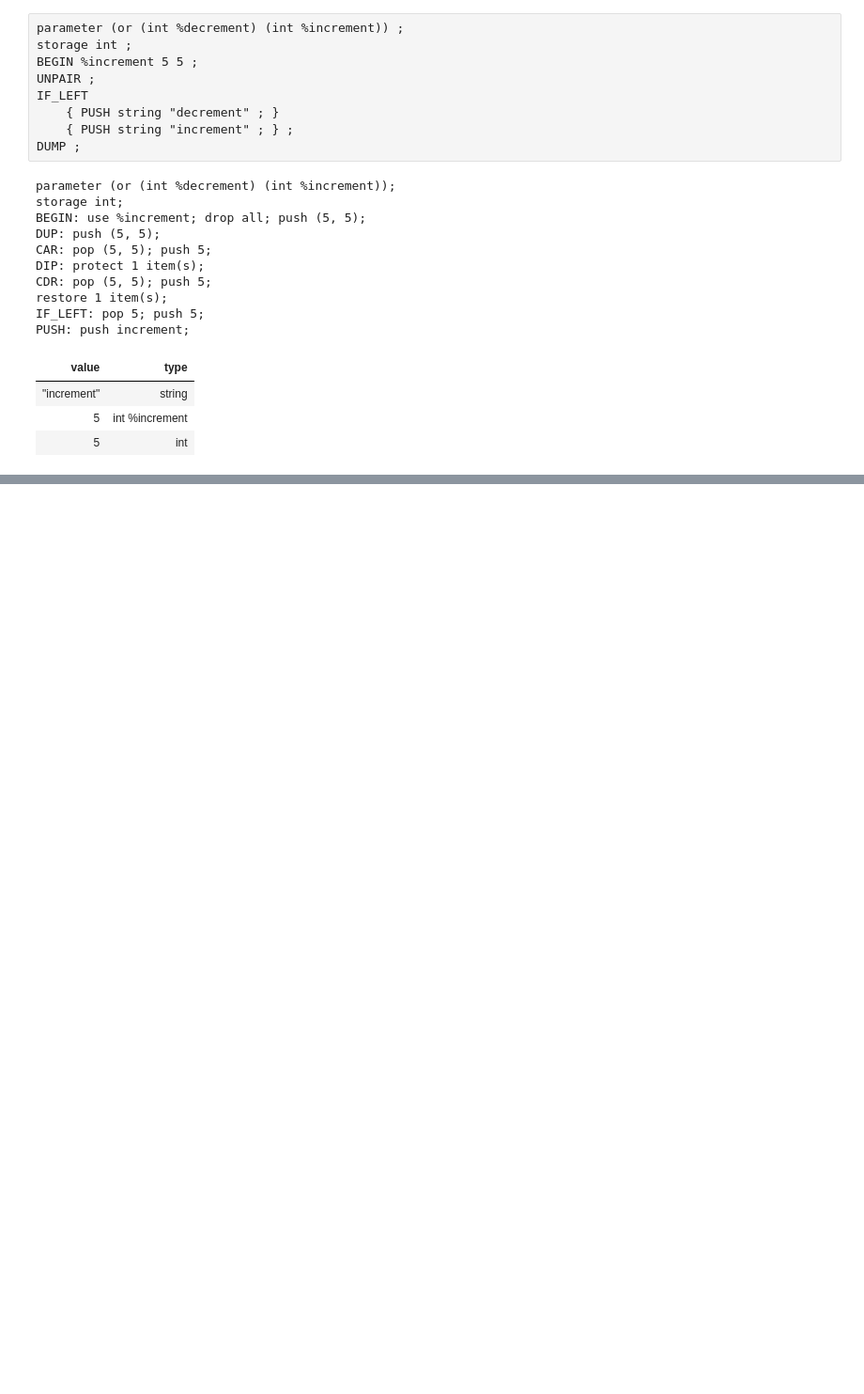
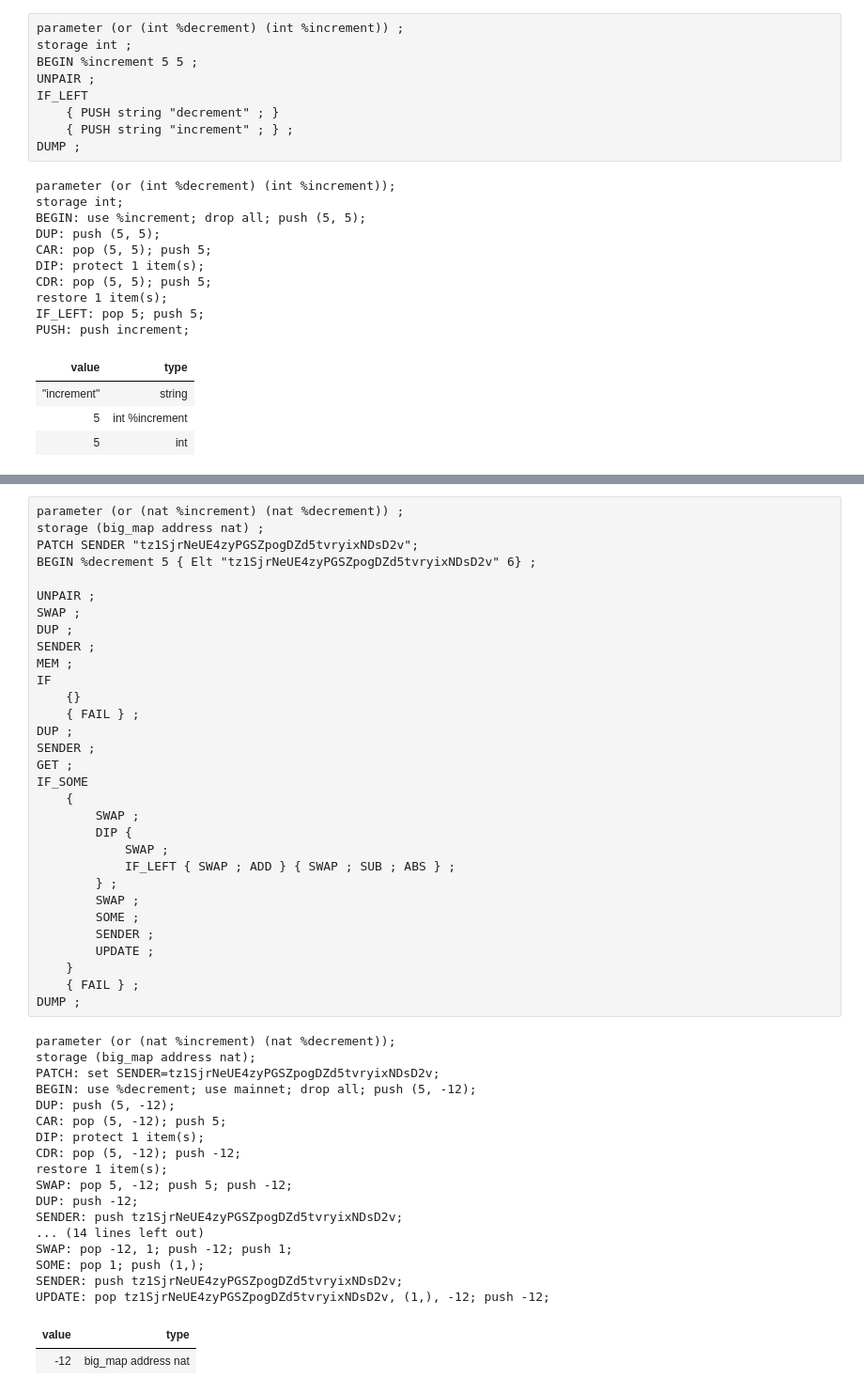
Before and after one commit to baking-bad/michelson-labs, a Jupyter notebook: notebooks/tutorials/Sandbox.ipynb, the cells around one changed output, grey strips where cells are left out. Shown at 94% size. Cells and saved outputs as stored; diff of their text form; blank space fills up the shorter version.

```diff
--- a/notebooks/tutorials/Sandbox.ipynb
+++ b/notebooks/tutorials/Sandbox.ipynb
@@ -929,0 +963,51 @@ PUSH: push increment;
+# %%
+parameter (or (nat %increment) (nat %decrement)) ;
+storage (big_map address nat) ;
+PATCH SENDER "tz1SjrNeUE4zyPGSZpogDZd5tvryixNDsD2v";
+BEGIN %decrement 5 { Elt "tz1SjrNeUE4zyPGSZpogDZd5tvryixNDsD2v" 6} ;
+
+UNPAIR ;
+SWAP ;
+DUP ;
+SENDER ;
+MEM ;
+IF
+    {}
+    { FAIL } ;
+DUP ;
+SENDER ;
+GET ;
+IF_SOME
+    {
+        SWAP ;
+        DIP {
+            SWAP ;
+            IF_LEFT { SWAP ; ADD } { SWAP ; SUB ; ABS } ;
+        } ;
+        SWAP ;
+        SOME ;
+        SENDER ;
+        UPDATE ;
+    }
+    { FAIL } ;
+DUMP ;
+# %% [output]
+parameter (or (nat %increment) (nat %decrement));
+storage (big_map address nat);
+PATCH: set SENDER=tz1SjrNeUE4zyPGSZpogDZd5tvryixNDsD2v;
+BEGIN: use %decrement; use mainnet; drop all; push (5, -12);
+DUP: push (5, -12);
+CAR: pop (5, -12); push 5;
+DIP: protect 1 item(s);
+CDR: pop (5, -12); push -12;
+restore 1 item(s);
+SWAP: pop 5, -12; push 5; push -12;
+DUP: push -12;
+SENDER: push tz1SjrNeUE4zyPGSZpogDZd5tvryixNDsD2v;
+... (14 lines left out)
+SWAP: pop -12, 1; push -12; push 1;
+SOME: pop 1; push (1,);
+SENDER: push tz1SjrNeUE4zyPGSZpogDZd5tvryixNDsD2v;
+UPDATE: pop tz1SjrNeUE4zyPGSZpogDZd5tvryixNDsD2v, (1,), -12; push -12;
+| value | type |
+| -12 | big_map address nat |
```
Also changed, not shown: parts of 1 cell of this notebook, 2 other files.
